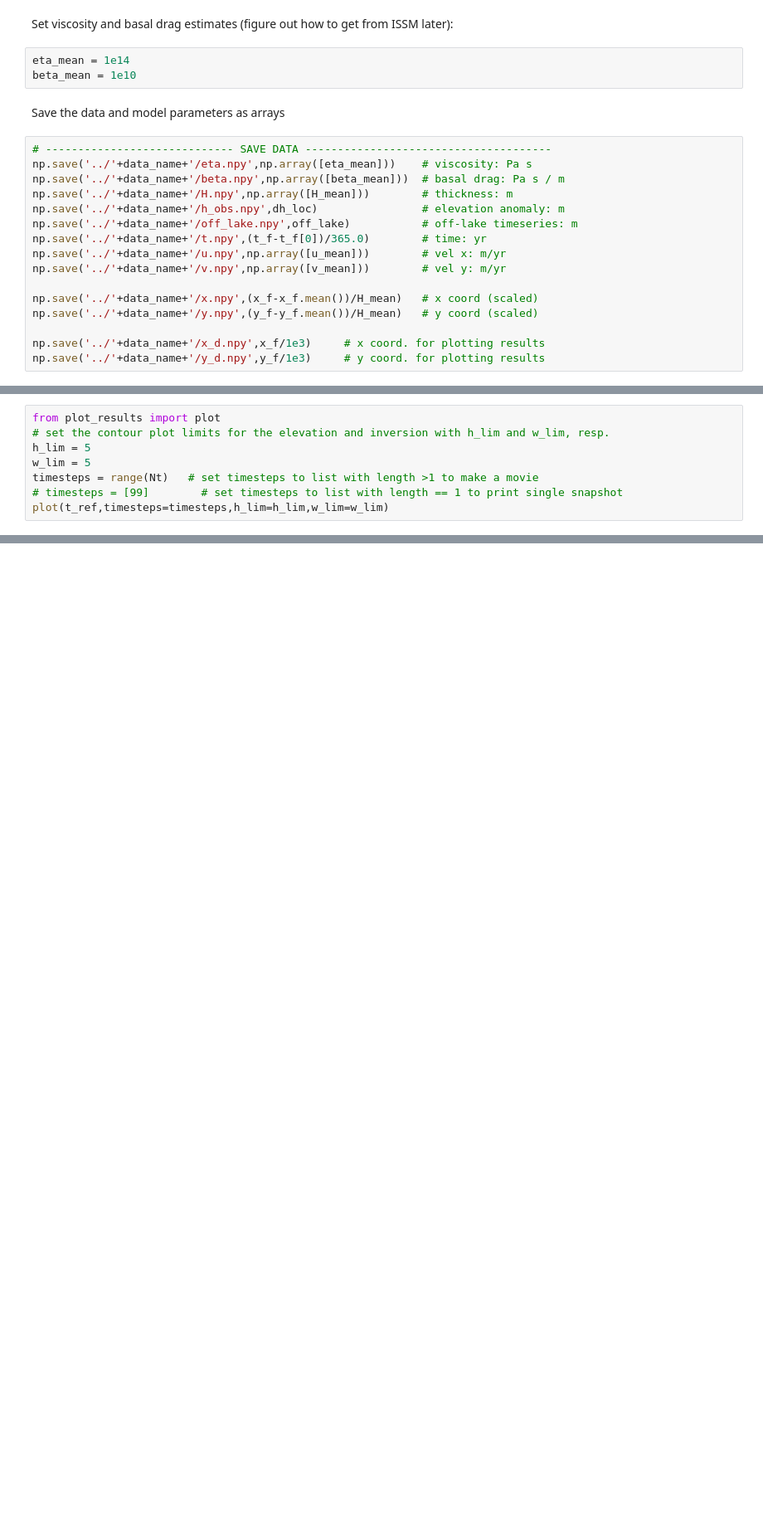
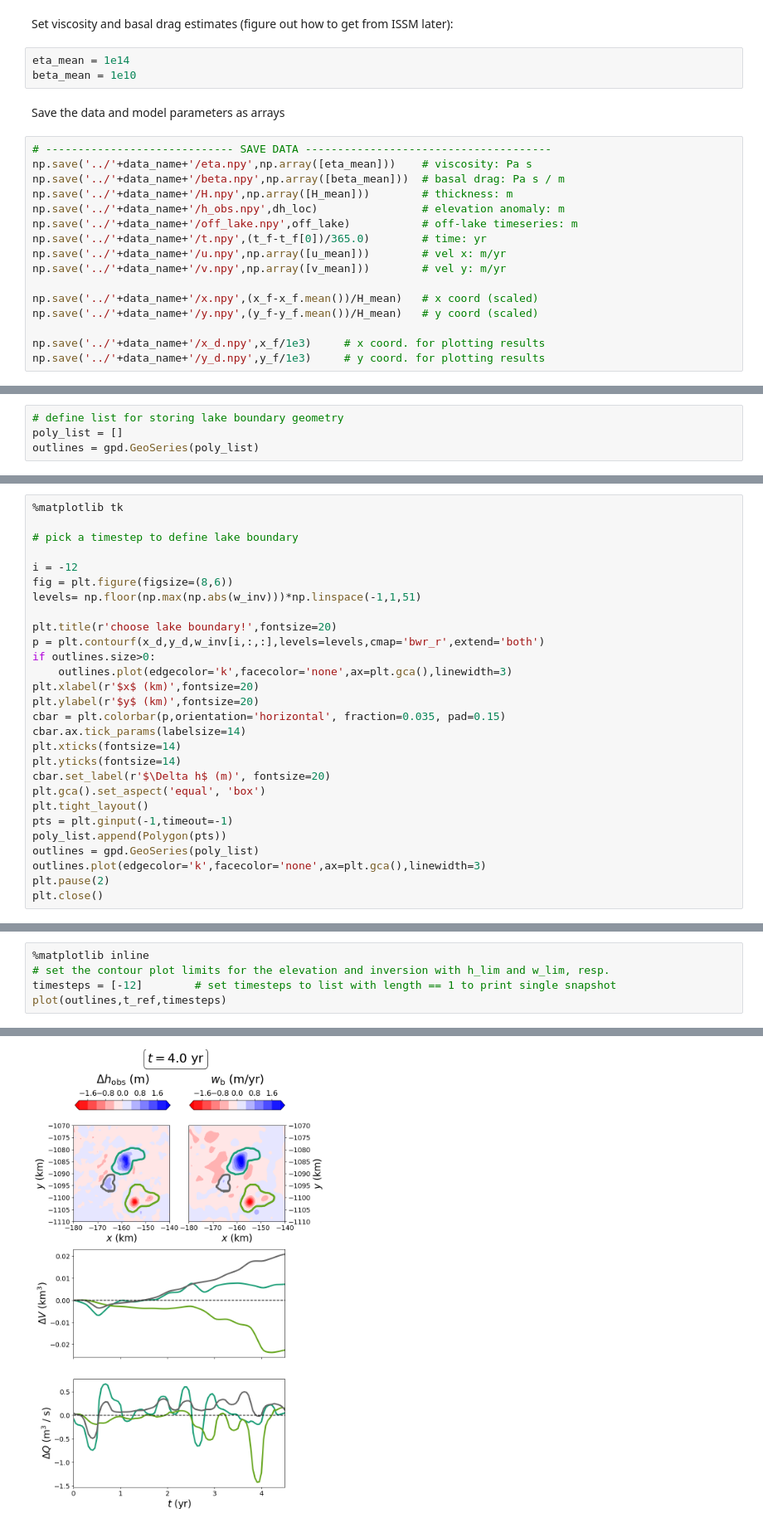
Before and after one commit to agstub/greenland-lakes, a Jupyter notebook: notebooks/example.ipynb, the cells around one changed output, grey strips where cells are left out. Shown at 83% size. Drawn from its saved outputs; the diff is of its cells as text; blank space fills up the shorter version.

```diff
--- a/notebooks/example.ipynb
+++ b/notebooks/example.ipynb
@@ -383,0 +403,4 @@ CG iter. 1100: rel. residual norm = 1.15e-06,  tol = 1.00e-06
+# %%
+# define list for storing lake boundary geometry
+poly_list = []
+outlines = gpd.GeoSeries(poly_list)
@@ -383,0 +409,28 @@ CG iter. 1100: rel. residual norm = 1.15e-06,  tol = 1.00e-06
+# %%
+%matplotlib tk
+
+# pick a timestep to define lake boundary
+
+i = -12
+fig = plt.figure(figsize=(8,6))
+levels= np.floor(np.max(np.abs(w_inv)))*np.linspace(-1,1,51)
+
+plt.title(r'choose lake boundary!',fontsize=20)
+p = plt.contourf(x_d,y_d,w_inv[i,:,:],levels=levels,cmap='bwr_r',extend='both')
+if outlines.size>0:
+    outlines.plot(edgecolor='k',facecolor='none',ax=plt.gca(),linewidth=3)
+plt.xlabel(r'$x$ (km)',fontsize=20)
+plt.ylabel(r'$y$ (km)',fontsize=20)
+cbar = plt.colorbar(p,orientation='horizontal', fraction=0.035, pad=0.15)
+cbar.ax.tick_params(labelsize=14)
+plt.xticks(fontsize=14)
+plt.yticks(fontsize=14)
+cbar.set_label(r'$\Delta h$ (m)', fontsize=20)
+plt.gca().set_aspect('equal', 'box')
+plt.tight_layout()
+pts = plt.ginput(-1,timeout=-1)
+poly_list.append(Polygon(pts))
+outlines = gpd.GeoSeries(poly_list)
+outlines.plot(edgecolor='k',facecolor='none',ax=plt.gca(),linewidth=3)
+plt.pause(2)
+plt.close()
@@ -384,9 +439,6 @@ CG iter. 1100: rel. residual norm = 1.15e-06,  tol = 1.00e-06
 # %%
-from plot_results import plot
+%matplotlib inline
 # set the contour plot limits for the elevation and inversion with h_lim and w_lim, resp.
-h_lim = 5
-w_lim = 5
-timesteps = range(Nt)   # set timesteps to list with length >1 to make a movie
-# timesteps = [99]        # set timesteps to list with length == 1 to print single snapshot
-plot(t_ref,timesteps=timesteps,h_lim=h_lim,w_lim=w_lim)
+timesteps = [-12]        # set timesteps to list with length == 1 to print single snapshot
+plot(outlines,t_ref,timesteps)
 # %% [output]
@@ -393,0 +446 @@ Saving image 100 out of 100
+[figure, added]
```
Also changed, not shown: parts of 20 cells of this notebook, 3 other files.
